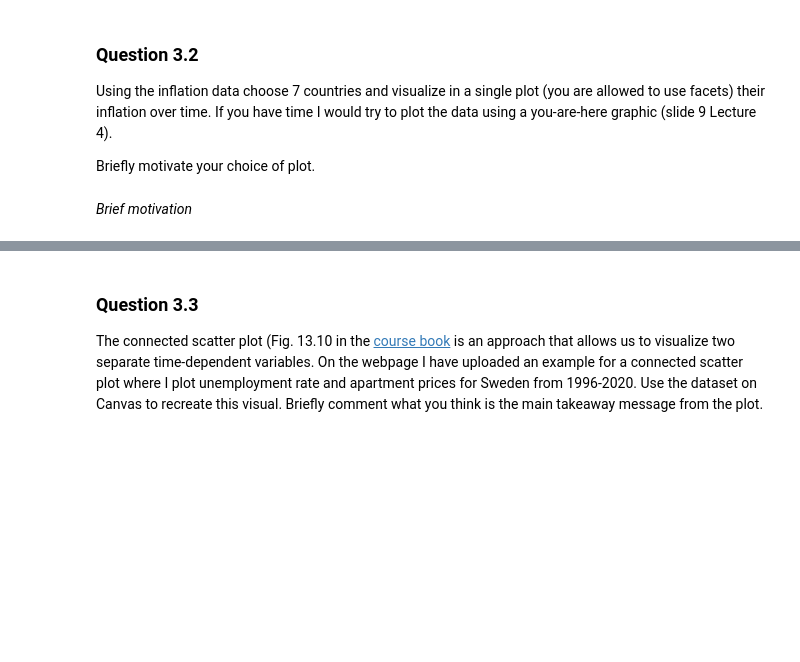
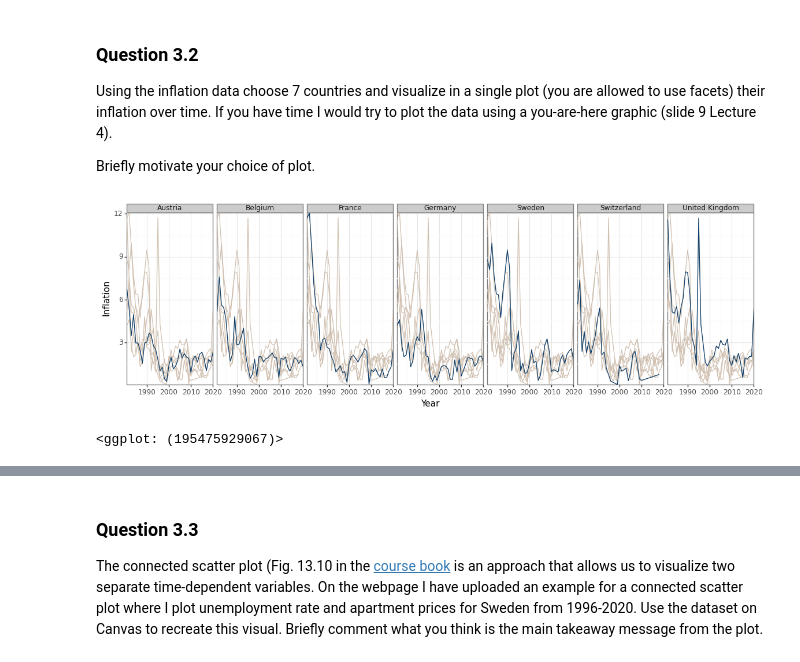
Before and after one commit to AxelEiman/SciVis, a Jupyter notebook: HW2/Homework2.ipynb, the cells around one changed output, grey strips where cells are left out. Drawn from its saved outputs; the diff is of its cells as text; code cells hidden in the pictures; blank space fills up the shorter version.

```diff
--- a/HW2/Homework2.ipynb
+++ b/HW2/Homework2.ipynb
@@ -294,2 +324,30 @@ Briefly motivate your choice of plot.
-# %% [markdown]
-*Brief motivation*
+# %%
+# Insert code here
+# Remember to print the visual
+
+infl_seven = infl.query('country in ["Sweden", "Switzerland", "Austria", "Germany", "Belgium", "United Kingdom", "France"]')
+
+infl_seven_copy = infl_seven.copy()
+infl_seven_copy['Cc'] = infl_seven['country']
+infl_seven_copy = infl_seven_copy.drop('country', axis=1)
+
+col_highlight = ["#D0C0B0", "#0A3D6B", "#ECE9CD", "#0D5C3D", "#812F02"]
+p = (ggplot(infl_seven, aes(x="Year", y="Inflation", color = "highlight"))
++ geom_line(data=infl_seven_copy, mapping=aes(x='Year', y='Inflation', group='Cc'), color=col_highlight[0])
++ geom_line(aes(group='country'), color=col_highlight[1])
++ facet_wrap("~country", nrow=1)
++ scale_color_manual(values=col_highlight, name = " ")
++ theme_bw()
++ scale_y_continuous(expand = (0, 0))
++ scale_x_continuous(expand = (0, 0))
++ theme(
+    figure_size=(14,5),
+    legend_position='none',
+    aspect_ratio=2
+)
+)
+
+p
+# %% [output]
+[figure, added]
+<ggplot: (195475929067)>
```
Also changed, not shown: parts of 17 cells of this notebook, 1 other file.
